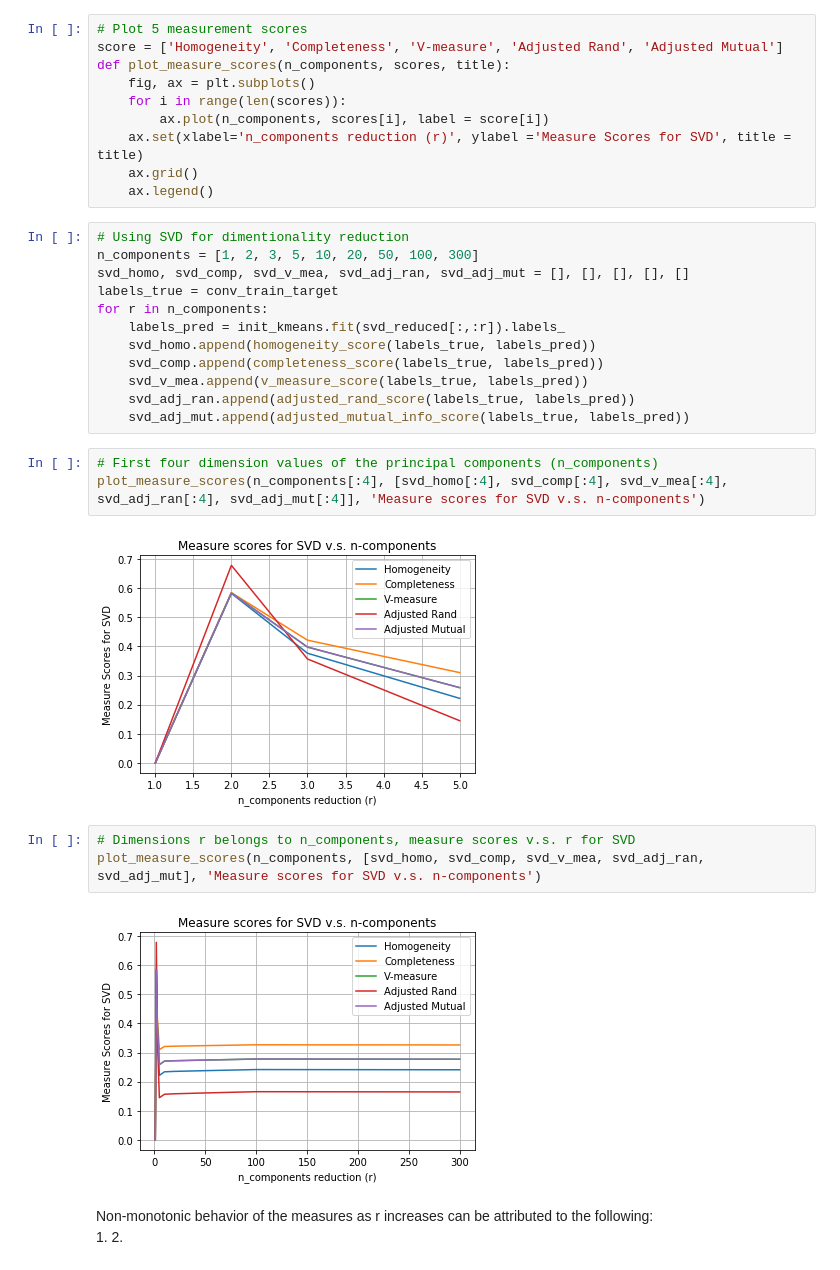
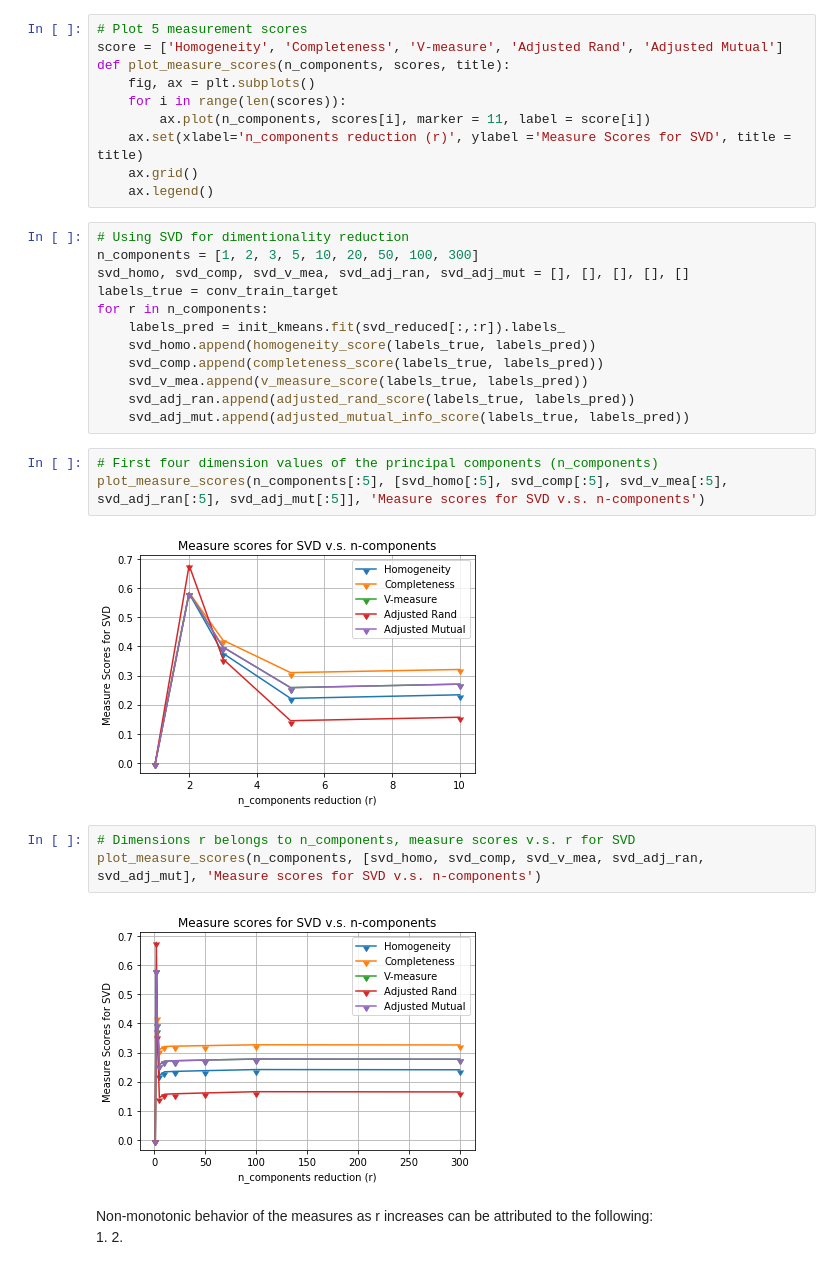
Before and after one commit to MaggieX/LargeScaleDataMining, a Jupyter notebook: Clustering/Clustering.ipynb, the cells around one changed output. Cells and saved outputs as stored; diff of their text form.

```diff
--- a/Clustering/Clustering.ipynb
+++ b/Clustering/Clustering.ipynb
@@ -209,7 +215,7 @@ score = ['Homogeneity', 'Completeness', 'V-measure', 'Adjusted Rand', 'Adjusted
 def plot_measure_scores(n_components, scores, title):
     fig, ax = plt.subplots()
     for i in range(len(scores)):
-        ax.plot(n_components, scores[i], label = score[i])
+        ax.plot(n_components, scores[i], marker = 11, label = score[i])
     ax.set(xlabel='n_components reduction (r)', ylabel ='Measure Scores for SVD', title = title)
     ax.grid()
     ax.legend()
@@ -227,14 +233,14 @@ for r in n_components:
     svd_adj_mut.append(adjusted_mutual_info_score(labels_true, labels_pred))
 # %%
 # First four dimension values of the principal components (n_components)
-plot_measure_scores(n_components[:4], [svd_homo[:4], svd_comp[:4], svd_v_mea[:4], svd_adj_ran[:4], svd_adj_mut[:4]], 'Measure scores for SVD v.s. n-components')
+plot_measure_scores(n_components[:5], [svd_homo[:5], svd_comp[:5], svd_v_mea[:5], svd_adj_ran[:5], svd_adj_mut[:5]], 'Measure scores for SVD v.s. n-components')
 # %% [output]
-[figure, old version]
+[figure, new version]
 # %%
 # Dimensions r belongs to n_components, measure scores v.s. r for SVD
 plot_measure_scores(n_components, [svd_homo, svd_comp, svd_v_mea, svd_adj_ran, svd_adj_mut], 'Measure scores for SVD v.s. n-components')
 # %% [output]
-[figure, old version]
+[figure, new version]
 # %% [markdown]
 Non-monotonic behavior of the measures as r increases can be attributed to the following:<br>
 1.
```
Also changed, not shown: parts of 30 cells of this notebook, 7 other files.
